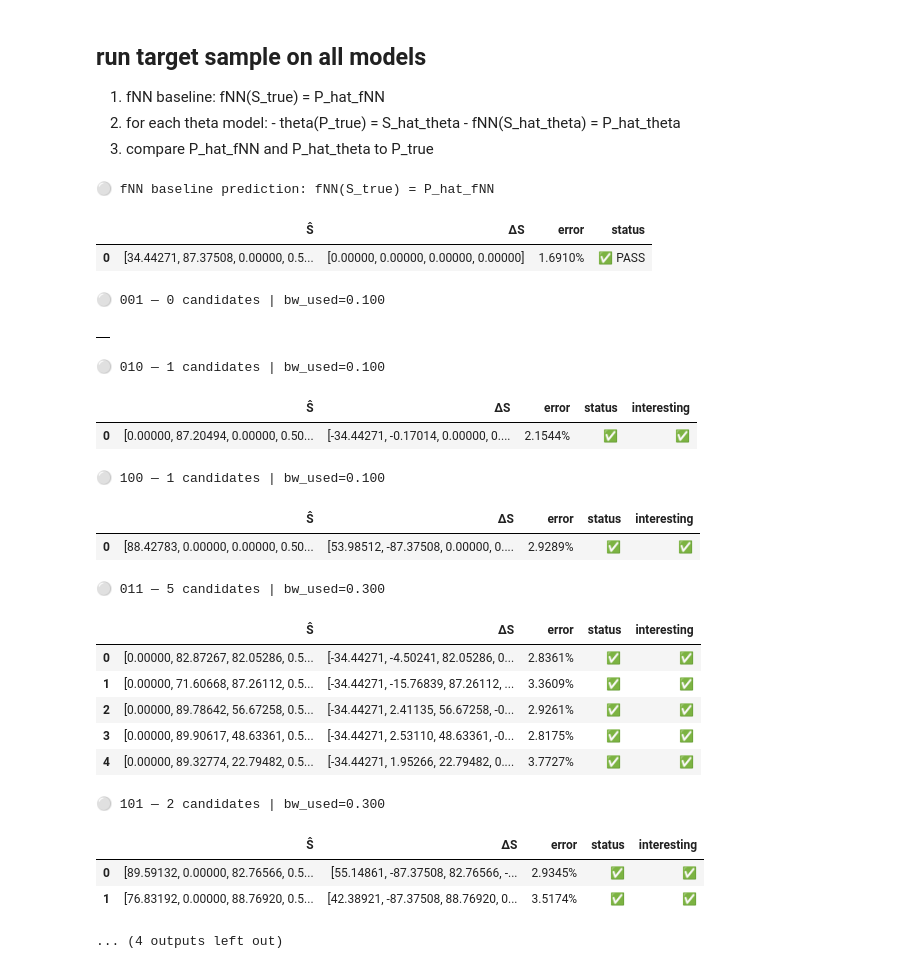
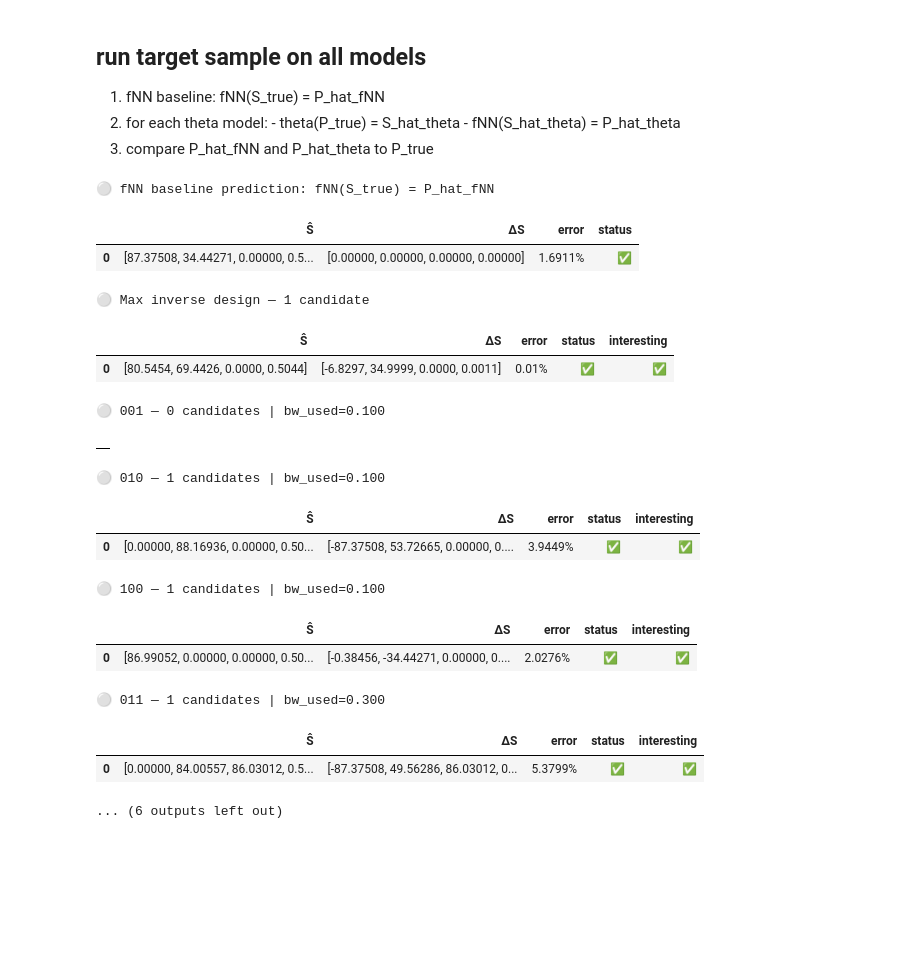
Before and after one commit to ellielin23/inverse_design_spinodoids, a Jupyter notebook: spinodoid_cvae/test_parallel.ipynb, the cells around one changed output. Cells and saved outputs as stored; diff of their text form; code cells hidden in the pictures; blank space fills up the shorter version.

Commit message:
test parallel models on new dataset

```diff
--- a/spinodoid_cvae/test_parallel.ipynb
+++ b/spinodoid_cvae/test_parallel.ipynb
@@ -78,7 +78,7 @@ WARNING:absl:No training configuration found in the save file, so the model was
 ## load test dataset + choose target sample
 # %%
 # === load test data ===
-TEST_CSV = "data/test/dataset_test_x1000.csv"
+TEST_CSV = "data/test/dataset_test_x1000_augmented.csv"
 P_all, S_all, C_all = load_dataset(TEST_CSV)
 P_all = P_all.to(device)
 S_all = S_all.to(device)
@@ -90,7 +90,7 @@ SAMPLES_PER_P  = 1000
 BW_MODE        = "auto"
 
 # === pick test item ===
-target_idx = 0
+target_idx = 5
 S_true = S_all[target_idx].detach().cpu().numpy().flatten()
 P_true = P_all[target_idx].detach().cpu().numpy().flatten()
 C_true = C_all[target_idx]
@@ -117,7 +117,7 @@ S_true_tf = np.expand_dims(S_true, axis=(0, 1))
 C_fNN_true = fNN(S_true_tf).numpy().reshape(1,3,3,3,3)[0]
 
 err_base = compute_tensor_error(C_true, C_fNN_true)   # C-tensor error (fraction)
-base_status = "✅ PASS" if err_base < 0.08 else "❌ FAIL"
+base_status = "✅" if err_base < 0.08 else "❌ FAIL"
 
 df_fnn = pd.DataFrame([{
     "Ŝ":         format_array(S_true),                 # using S_true as Ŝ_fNN reference
@@ -128,6 +128,10 @@ df_fnn = pd.DataFrame([{
 
 print(f"\n⚪ fNN baseline prediction: fNN(S_true) = P_hat_fNN")
 display(df_fnn)
+
+
+df_max, S_star, Phi_star, loss = run_max_inverse_design(C_true, S_true)
+
 
 # === evaluate target sample on each parallel model ===
 for midx, (tag, trial) in enumerate(MODELS):
@@ -161,49 +165,44 @@ for midx, (tag, trial) in enumerate(MODELS):
     # denorm + constraints
     S_hat_peaks_unnorm = S_hat_peaks_norm * S_std + S_mean
     S_hat_peaks_unnorm = enforce_theta_domain(S_hat_peaks_unnorm)
     S_hat_peaks_unnorm = filter_S_candidates(S_hat_peaks_unnorm)
 
     # forward each candidate → Ĉ and compute error
     rows = []
     for S_hat in S_hat_peaks_unnorm:
         dS = S_hat - S_true
         S_hat_tf = np.expand_dims(S_hat, axis=(0, 1))
         C_pred = fNN(S_hat_tf).numpy().reshape(1,3,3,3,3)[0]
         err  = float(compute_tensor_error(C_true, C_pred))
         stat = "✅" if err < 0.08 else "❌ FAIL"
         interesting = "✅" if (np.abs(S_hat[:3] - S_true[:3]) >= 5.0).any() else "❌"
         rows.append({
             "Ŝ":    format_array(S_hat),
             "ΔS":   format_array(dS),
             "error":    f"{err:.4%}",
             "status":   stat,
             "interesting": interesting
         })
 
     df = pd.DataFrame(rows)
     print(f"\n⚪ {tag} — {len(df)} candidates | bw_used={bw_used:.3f}")
     display(df)
 # %% [output]
 ⚪ fNN baseline prediction: fNN(S_true) = P_hat_fNN
 |  | Ŝ | ΔS | error | status |
-| 0 | [34.44271, 87.37508, 0.00000, 0.5... | [0.00000, 0.00000, 0.00000, 0.00000] | 1.6910% | ✅ PASS |
+| 0 | [87.37508, 34.44271, 0.00000, 0.5... | [0.00000, 0.00000, 0.00000, 0.00000] | 1.6911% | ✅ |
-⚪ 001 — 0 candidates | bw_used=0.100
+⚪ Max inverse design — 1 candidate
-|  |
+|  | Ŝ | ΔS | error | status | interesting |
+| 0 | [80.5454, 69.4426, 0.0000, 0.5044] | [-6.8297, 34.9999, 0.0000, 0.0011] | 0.01% | ✅ | ✅ |
-⚪ 010 — 1 candidates | bw_used=0.100
+⚪ 001 — 0 candidates | bw_used=0.100
-|  | Ŝ | ΔS | error | status | interesting |
-| 0 | [0.00000, 87.20494, 0.00000, 0.50... | [-34.44271, -0.17014, 0.00000, 0.... | 2.1544% | ✅ | ✅ |
+|  |
-⚪ 100 — 1 candidates | bw_used=0.100
+⚪ 010 — 1 candidates | bw_used=0.100
 |  | Ŝ | ΔS | error | status | interesting |
-| 0 | [88.42783, 0.00000, 0.00000, 0.50... | [53.98512, -87.37508, 0.00000, 0.... | 2.9289% | ✅ | ✅ |
+| 0 | [0.00000, 88.16936, 0.00000, 0.50... | [-87.37508, 53.72665, 0.00000, 0.... | 3.9449% | ✅ | ✅ |
-⚪ 011 — 5 candidates | bw_used=0.300
+⚪ 100 — 1 candidates | bw_used=0.100
 |  | Ŝ | ΔS | error | status | interesting |
-| 0 | [0.00000, 82.87267, 82.05286, 0.5... | [-34.44271, -4.50241, 82.05286, 0... | 2.8361% | ✅ | ✅ |
-| 1 | [0.00000, 71.60668, 87.26112, 0.5... | [-34.44271, -15.76839, 87.26112, ... | 3.3609% | ✅ | ✅ |
-| 2 | [0.00000, 89.78642, 56.67258, 0.5... | [-34.44271, 2.41135, 56.67258, -0... | 2.9261% | ✅ | ✅ |
-| 3 | [0.00000, 89.90617, 48.63361, 0.5... | [-34.44271, 2.53110, 48.63361, -0... | 2.8175% | ✅ | ✅ |
-| 4 | [0.00000, 89.32774, 22.79482, 0.5... | [-34.44271, 1.95266, 22.79482, 0.... | 3.7727% | ✅ | ✅ |
+| 0 | [86.99052, 0.00000, 0.00000, 0.50... | [-0.38456, -34.44271, 0.00000, 0.... | 2.0276% | ✅ | ✅ |
-⚪ 101 — 2 candidates | bw_used=0.300
+⚪ 011 — 1 candidates | bw_used=0.300
 |  | Ŝ | ΔS | error | status | interesting |
-| 0 | [89.59132, 0.00000, 82.76566, 0.5... | [55.14861, -87.37508, 82.76566, -... | 2.9345% | ✅ | ✅ |
-| 1 | [76.83192, 0.00000, 88.76920, 0.5... | [42.38921, -87.37508, 88.76920, 0... | 3.5174% | ✅ | ✅ |
+| 0 | [0.00000, 84.00557, 86.03012, 0.5... | [-87.37508, 49.56286, 86.03012, 0... | 5.3799% | ✅ | ✅ |
-... (4 outputs left out)
+... (6 outputs left out)
```
Also changed, not shown: parts of 2 cells of this notebook, 3 other files.
